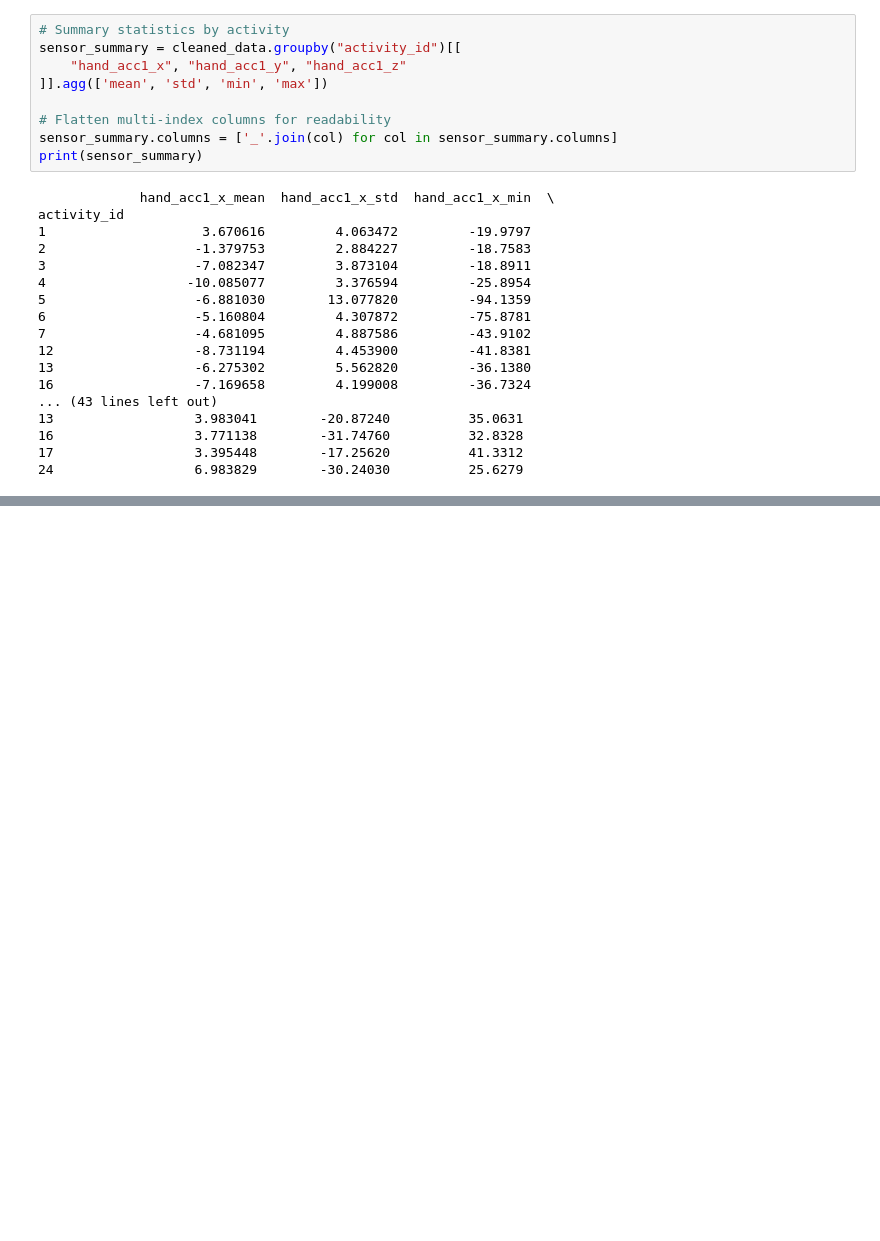
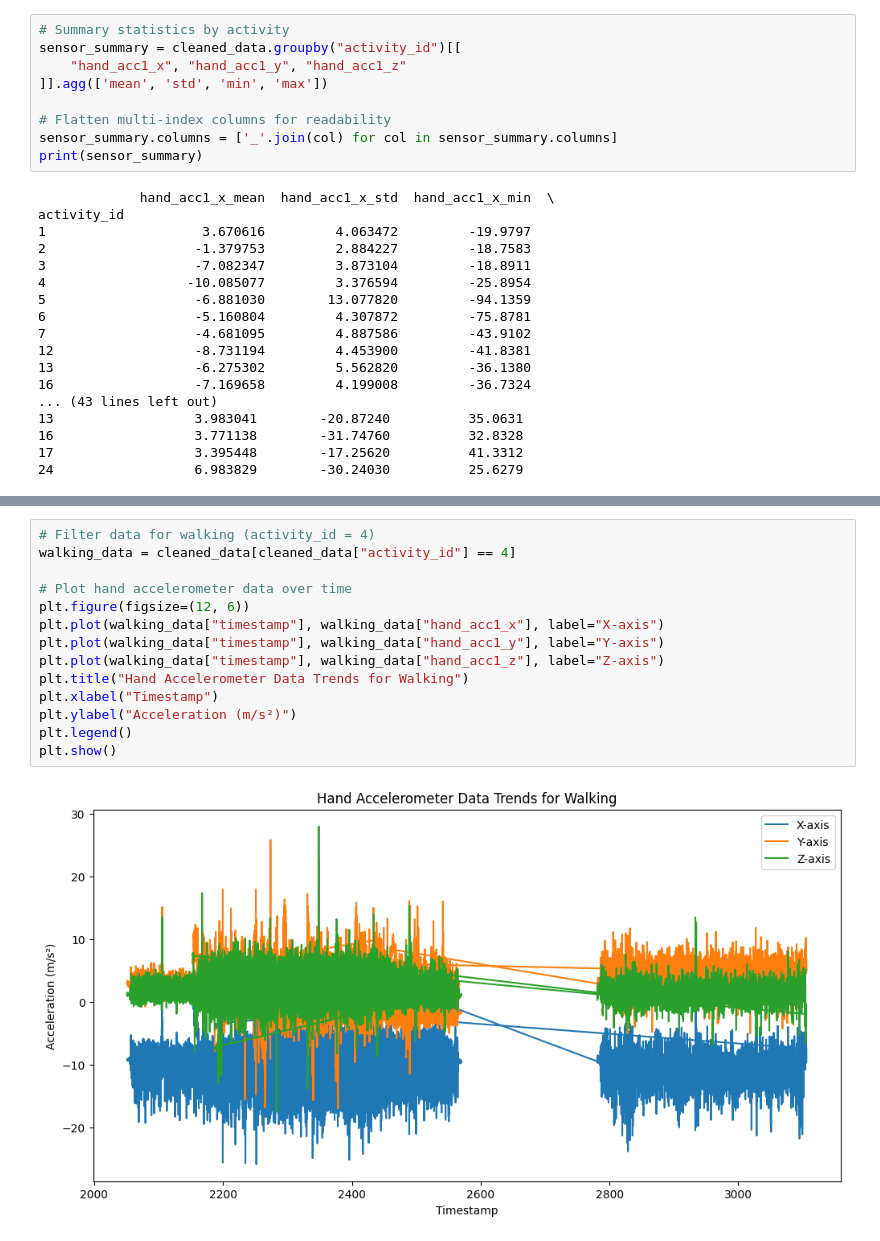
Before and after one commit to Balajinanda/Datascience-Project, a Jupyter notebook: Data_Science_Project.ipynb, the cells around one changed output, grey strips where cells are left out. Cells and saved outputs as stored; diff of their text form; blank space fills up the shorter version.

```diff
--- a/Data_Science_Project.ipynb
+++ b/Data_Science_Project.ipynb
@@ -337,0 +379,16 @@ activity_id
+# %%
+# Filter data for walking (activity_id = 4)
+walking_data = cleaned_data[cleaned_data["activity_id"] == 4]
+
+# Plot hand accelerometer data over time
+plt.figure(figsize=(12, 6))
+plt.plot(walking_data["timestamp"], walking_data["hand_acc1_x"], label="X-axis")
+plt.plot(walking_data["timestamp"], walking_data["hand_acc1_y"], label="Y-axis")
+plt.plot(walking_data["timestamp"], walking_data["hand_acc1_z"], label="Z-axis")
+plt.title("Hand Accelerometer Data Trends for Walking")
+plt.xlabel("Timestamp")
+plt.ylabel("Acceleration (m/s²)")
+plt.legend()
+plt.show()
+# %% [output]
+[figure, added]
```
Also changed, not shown: parts of 9 cells of this notebook.
